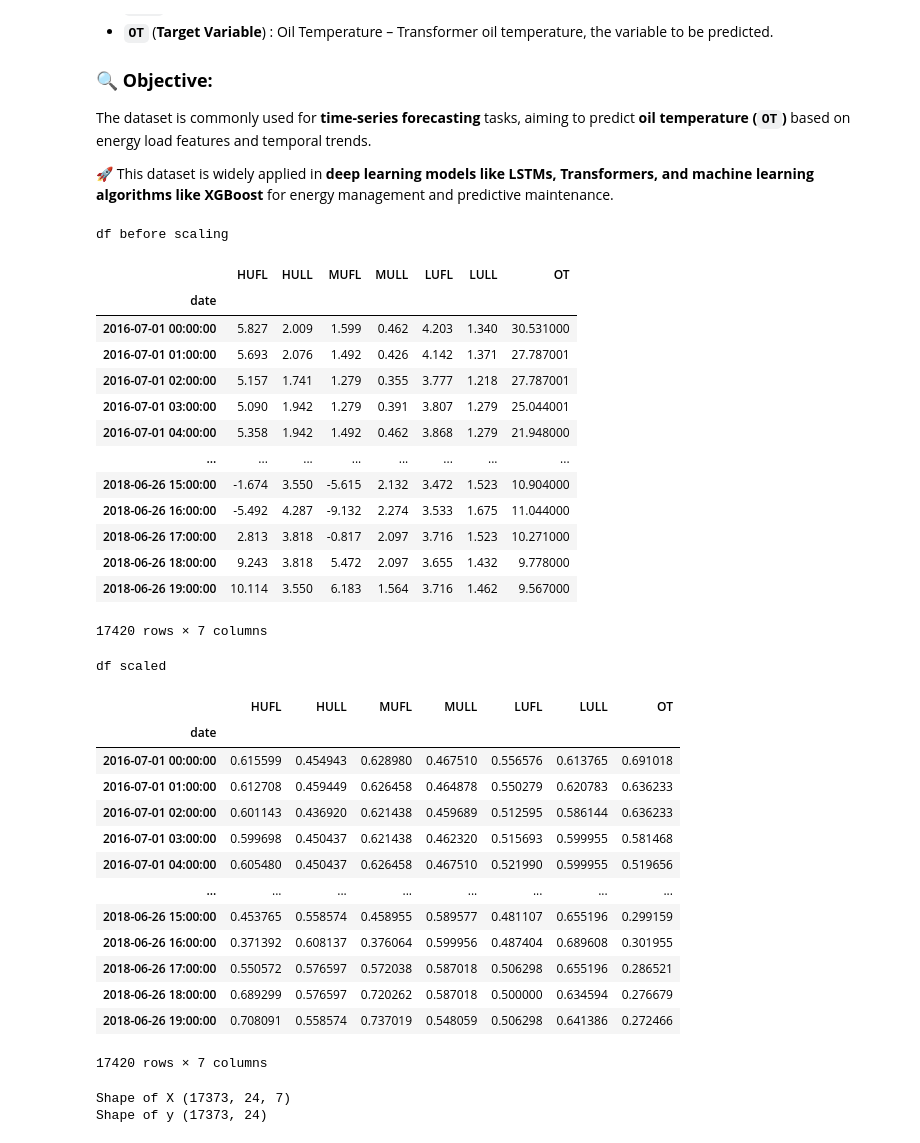
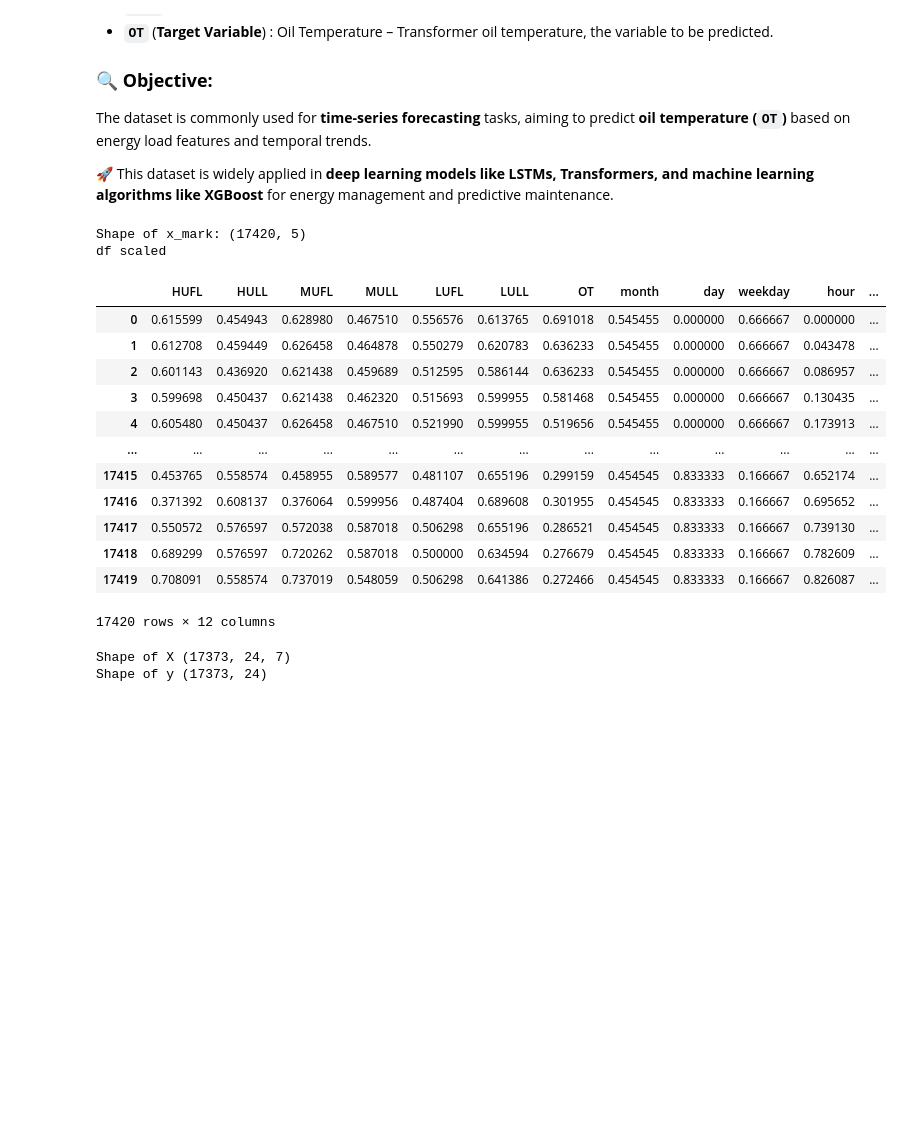
Before and after one commit to ugom2002/FAN, a Jupyter notebook: FAN_vs_MLP.ipynb, the cells around one changed output. Cells and saved outputs as stored; diff of their text form; code cells hidden in the pictures; blank space fills up the shorter version.

```diff
--- a/FAN_vs_MLP.ipynb
+++ b/FAN_vs_MLP.ipynb
@@ -36,49 +36,44 @@ The dataset is commonly used for **time-series forecasting** tasks, aiming to pr
 # %%
 df = pd.read_csv('C:/Users/ugo11/OneDrive/Bureau/Data/FAN/ETTh1.csv')
 
 df['date'] = pd.to_datetime(df['date'])
-df.set_index('date', inplace=True)
 
-print("df before scaling")
-display(df)
+
+df['month'] = df['date'].dt.month
+df['day'] = df['date'].dt.day
+df['weekday'] = df['date'].dt.weekday
+df['hour'] = df['date'].dt.hour
+df['weekend'] = (df['weekday'] >= 5).astype(int)
+
+df.drop(columns=['date'], inplace=True)
+
 
 scaler = MinMaxScaler()
-
 df_scaled = pd.DataFrame(scaler.fit_transform(df), columns=df.columns, index=df.index)
 
+
+x_mark = df_scaled[['month', 'day', 'weekday', 'hour', 'weekend']].values
+
+
+print("Shape of x_mark:", x_mark.shape)
 print("df scaled")
 display(df_scaled)
 # %% [output]
-df before scaling
+Shape of x_mark: (17420, 5)
+df scaled
-|  | HUFL | HULL | MUFL | MULL | LUFL | LULL | OT |
-| date |  |  |  |  |  |  |  |
-| 2016-07-01 00:00:00 | 5.827 | 2.009 | 1.599 | 0.462 | 4.203 | 1.340 | 30.531000 |
-| 2016-07-01 01:00:00 | 5.693 | 2.076 | 1.492 | 0.426 | 4.142 | 1.371 | 27.787001 |
-| 2016-07-01 02:00:00 | 5.157 | 1.741 | 1.279 | 0.355 | 3.777 | 1.218 | 27.787001 |
-| 2016-07-01 03:00:00 | 5.090 | 1.942 | 1.279 | 0.391 | 3.807 | 1.279 | 25.044001 |
-| 2016-07-01 04:00:00 | 5.358 | 1.942 | 1.492 | 0.462 | 3.868 | 1.279 | 21.948000 |
-| ... | ... | ... | ... | ... | ... | ... | ... |
-| 2018-06-26 15:00:00 | -1.674 | 3.550 | -5.615 | 2.132 | 3.472 | 1.523 | 10.904000 |
-| 2018-06-26 16:00:00 | -5.492 | 4.287 | -9.132 | 2.274 | 3.533 | 1.675 | 11.044000 |
-| 2018-06-26 17:00:00 | 2.813 | 3.818 | -0.817 | 2.097 | 3.716 | 1.523 | 10.271000 |
-| 2018-06-26 18:00:00 | 9.243 | 3.818 | 5.472 | 2.097 | 3.655 | 1.432 | 9.778000 |
-| 2018-06-26 19:00:00 | 10.114 | 3.550 | 6.183 | 1.564 | 3.716 | 1.462 | 9.567000 |
+|  | HUFL | HULL | MUFL | MULL | LUFL | LULL | OT | month | day | weekday | hour | ... |
+| 0 | 0.615599 | 0.454943 | 0.628980 | 0.467510 | 0.556576 | 0.613765 | 0.691018 | 0.545455 | 0.000000 | 0.666667 | 0.000000 | ... |
+| 1 | 0.612708 | 0.459449 | 0.626458 | 0.464878 | 0.550279 | 0.620783 | 0.636233 | 0.545455 | 0.000000 | 0.666667 | 0.043478 | ... |
+| 2 | 0.601143 | 0.436920 | 0.621438 | 0.459689 | 0.512595 | 0.586144 | 0.636233 | 0.545455 | 0.000000 | 0.666667 | 0.086957 | ... |
+| 3 | 0.599698 | 0.450437 | 0.621438 | 0.462320 | 0.515693 | 0.599955 | 0.581468 | 0.545455 | 0.000000 | 0.666667 | 0.130435 | ... |
+| 4 | 0.605480 | 0.450437 | 0.626458 | 0.467510 | 0.521990 | 0.599955 | 0.519656 | 0.545455 | 0.000000 | 0.666667 | 0.173913 | ... |
+| ... | ... | ... | ... | ... | ... | ... | ... | ... | ... | ... | ... | ... |
+| 17415 | 0.453765 | 0.558574 | 0.458955 | 0.589577 | 0.481107 | 0.655196 | 0.299159 | 0.454545 | 0.833333 | 0.166667 | 0.652174 | ... |
+| 17416 | 0.371392 | 0.608137 | 0.376064 | 0.599956 | 0.487404 | 0.689608 | 0.301955 | 0.454545 | 0.833333 | 0.166667 | 0.695652 | ... |
+| 17417 | 0.550572 | 0.576597 | 0.572038 | 0.587018 | 0.506298 | 0.655196 | 0.286521 | 0.454545 | 0.833333 | 0.166667 | 0.739130 | ... |
+| 17418 | 0.689299 | 0.576597 | 0.720262 | 0.587018 | 0.500000 | 0.634594 | 0.276679 | 0.454545 | 0.833333 | 0.166667 | 0.782609 | ... |
+| 17419 | 0.708091 | 0.558574 | 0.737019 | 0.548059 | 0.506298 | 0.641386 | 0.272466 | 0.454545 | 0.833333 | 0.166667 | 0.826087 | ... |
-17420 rows × 7 columns
+17420 rows × 12 columns
-df scaled
-|  | HUFL | HULL | MUFL | MULL | LUFL | LULL | OT |
-| date |  |  |  |  |  |  |  |
-| 2016-07-01 00:00:00 | 0.615599 | 0.454943 | 0.628980 | 0.467510 | 0.556576 | 0.613765 | 0.691018 |
-| 2016-07-01 01:00:00 | 0.612708 | 0.459449 | 0.626458 | 0.464878 | 0.550279 | 0.620783 | 0.636233 |
-| 2016-07-01 02:00:00 | 0.601143 | 0.436920 | 0.621438 | 0.459689 | 0.512595 | 0.586144 | 0.636233 |
-| 2016-07-01 03:00:00 | 0.599698 | 0.450437 | 0.621438 | 0.462320 | 0.515693 | 0.599955 | 0.581468 |
-| 2016-07-01 04:00:00 | 0.605480 | 0.450437 | 0.626458 | 0.467510 | 0.521990 | 0.599955 | 0.519656 |
-| ... | ... | ... | ... | ... | ... | ... | ... |
-| 2018-06-26 15:00:00 | 0.453765 | 0.558574 | 0.458955 | 0.589577 | 0.481107 | 0.655196 | 0.299159 |
-| 2018-06-26 16:00:00 | 0.371392 | 0.608137 | 0.376064 | 0.599956 | 0.487404 | 0.689608 | 0.301955 |
-| 2018-06-26 17:00:00 | 0.550572 | 0.576597 | 0.572038 | 0.587018 | 0.506298 | 0.655196 | 0.286521 |
-| 2018-06-26 18:00:00 | 0.689299 | 0.576597 | 0.720262 | 0.587018 | 0.500000 | 0.634594 | 0.276679 |
-| 2018-06-26 19:00:00 | 0.708091 | 0.558574 | 0.737019 | 0.548059 | 0.506298 | 0.641386 | 0.272466 |
-17420 rows × 7 columns
 # %%
 def create_sequences(features, target, input_length, horizon):
     X, y = [], []
```
Also changed, not shown: parts of 1 cell of this notebook, 21 other files.
